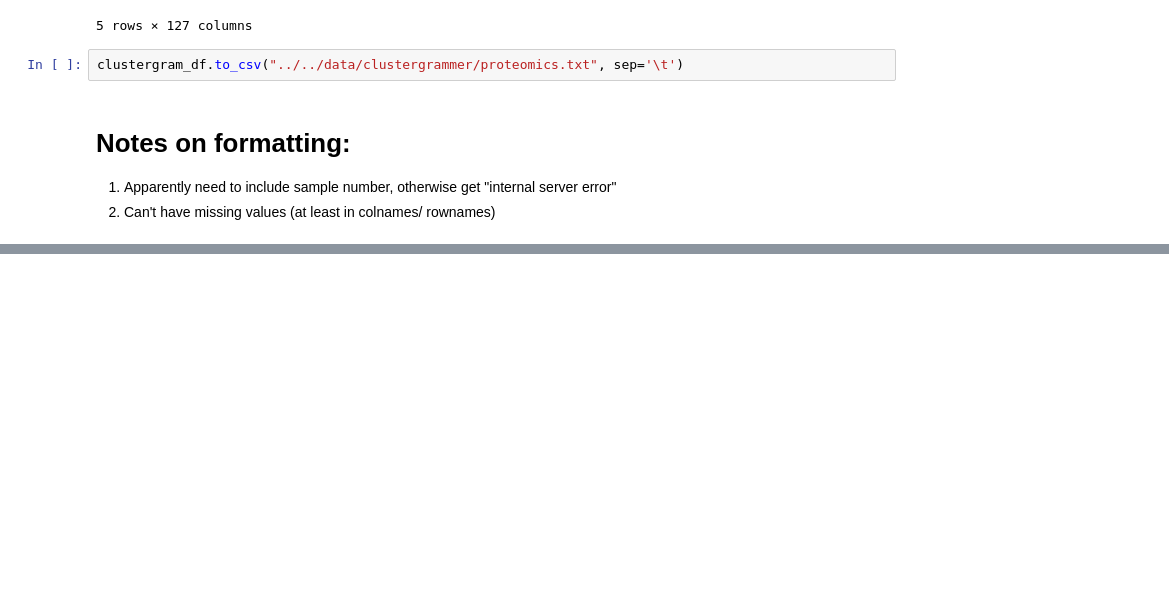
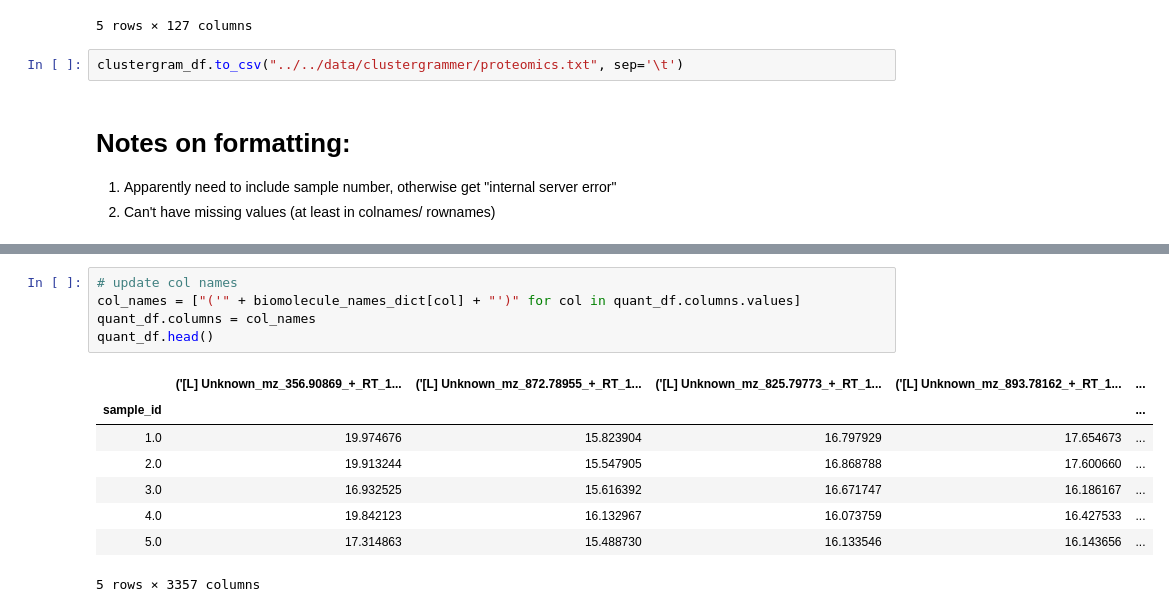
Before and after one commit to ijmiller2/COVID-19_Multi-Omics, a Jupyter notebook: eda/IJM/multi-omics/8.0-clustergrammer_format.ipynb, the cells around one changed output, grey strips where cells are left out. Saved outputs shown, nothing was run; the diff lists cells and outputs as text; blank space fills up the shorter version.

```diff
--- a/eda/IJM/multi-omics/8.0-clustergrammer_format.ipynb
+++ b/eda/IJM/multi-omics/8.0-clustergrammer_format.ipynb
@@ -205,0 +268,14 @@ clustergram_df.to_csv("../../data/clustergrammer/proteomics.txt", sep='\t')
+# %%
+# update col names
+col_names = ["('" + biomolecule_names_dict[col] + "')" for col in quant_df.columns.values]
+quant_df.columns = col_names
+quant_df.head()
+# %% [output]
+|  | ('[L] Unknown_mz_356.90869_+_RT_1... | ('[L] Unknown_mz_872.78955_+_RT_1... | ('[L] Unknown_mz_825.79773_+_RT_1... | ('[L] Unknown_mz_893.78162_+_RT_1... | ... |
+| sample_id |  |  |  |  | ... |
+| 1.0 | 19.974676 | 15.823904 | 16.797929 | 17.654673 | ... |
+| 2.0 | 19.913244 | 15.547905 | 16.868788 | 17.600660 | ... |
+| 3.0 | 16.932525 | 15.616392 | 16.671747 | 16.186167 | ... |
+| 4.0 | 19.842123 | 16.132967 | 16.073759 | 16.427533 | ... |
+| 5.0 | 17.314863 | 15.488730 | 16.133546 | 16.143656 | ... |
+5 rows × 3357 columns
```
Also changed, not shown: parts of 12 cells of this notebook.
